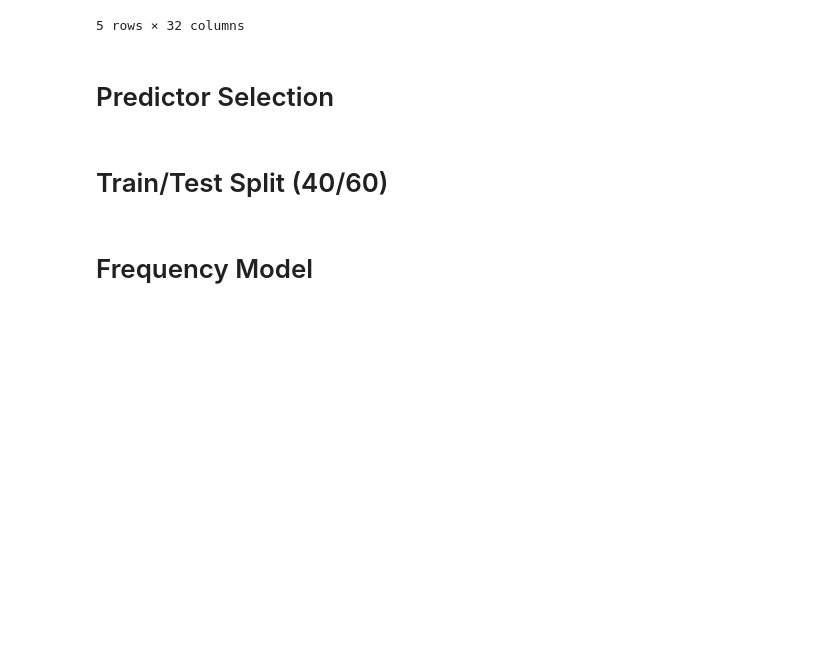
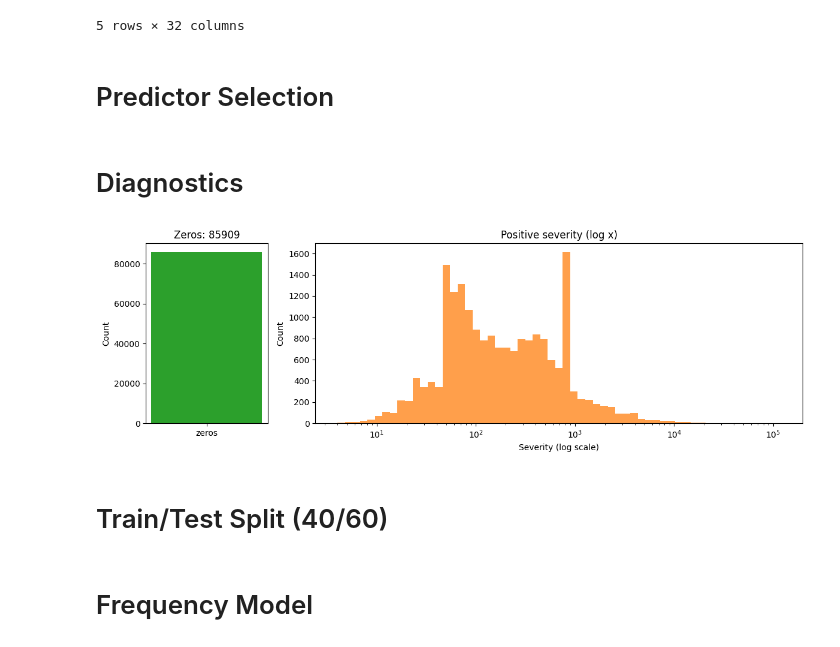
Before and after one commit to TheFluffyNebula/ma326-project, a Jupyter notebook: frequency_severity_glm.ipynb, the cells around one changed output. Cells and saved outputs as stored; diff of their text form; code cells hidden in the pictures; blank space fills up the shorter version.

Commit message:
Added Diagnostics, Added winsorization (cap positive sev. at 99.5 percentile to reduce outlier influence), Got Pure Premium model working with plot

```diff
--- a/frequency_severity_glm.ipynb
+++ b/frequency_severity_glm.ipynb
@@ -53,3 +66,40 @@ X_sev = X_full.loc[mask_sev]
+# %% [markdown]
+# Diagnostics
+# %%
+# Diagnostic: show shapes and simple distribution diagnostics for frequency and severity
+import seaborn as sns
+import pandas as pd
+import numpy as np
+import matplotlib.pyplot as plt
+
+# Plot raw severity including zeros with improved scaling
+
+# Use full dataframe Severity (NaN -> 0) so zeros are included
+sev_all = df['Severity'].fillna(0)
+zeros = int((sev_all == 0).sum())
+pos = sev_all[sev_all > 0]
+fig, axes = plt.subplots(1, 2, figsize=(12, 4), gridspec_kw={'width_ratios': [1, 4]})
+# Left: zeros count
+axes[0].bar(0, zeros, width=0.6, color='C2')
+axes[0].set_xticks([0])
+axes[0].set_xticklabels(['zeros'])
+axes[0].set_ylabel('Count')
+axes[0].set_title(f'Zeros: {zeros}')
+
+# Right: positive severities on log x-axis
+if len(pos) > 0:
+    bins = np.logspace(np.log10(pos.min()), np.log10(pos.max()), 60)
+    sns.histplot(pos, bins=bins, kde=False, color='C1', ax=axes[1])
+    axes[1].set_xscale('log')
+    axes[1].set_xlabel('Severity (log scale)')
+    axes[1].set_title('Positive severity (log x)')
+else:
+    axes[1].text(0.5, 0.5, 'No positive severities', ha='center', va='center')
+
+plt.tight_layout()
+plt.show()
+# %% [output]
+[figure, added]
 # %% [markdown]
 # Train/Test Split (40/60)
 # %%
```
Also changed, not shown: parts of 9 cells of this notebook.
